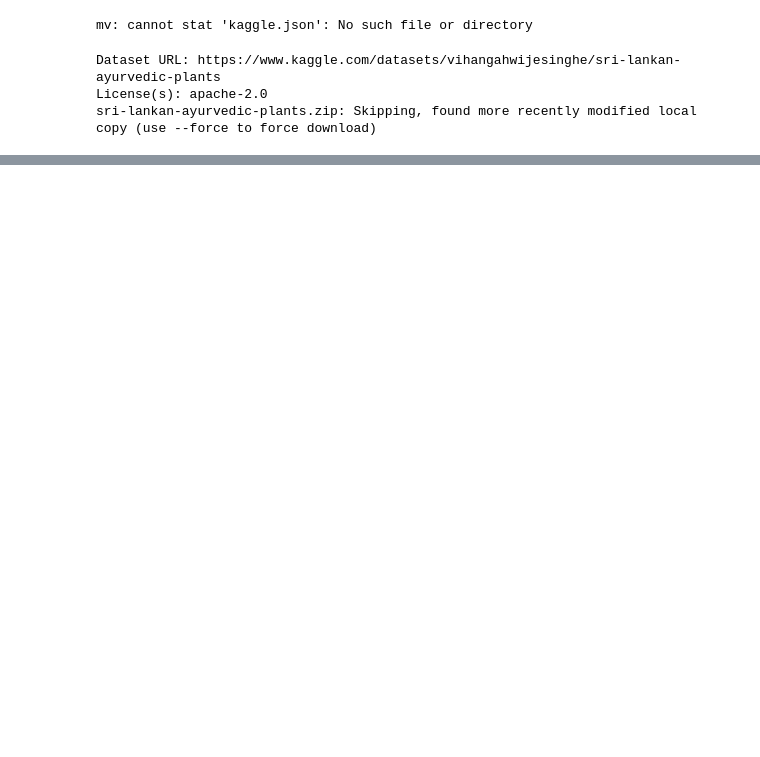
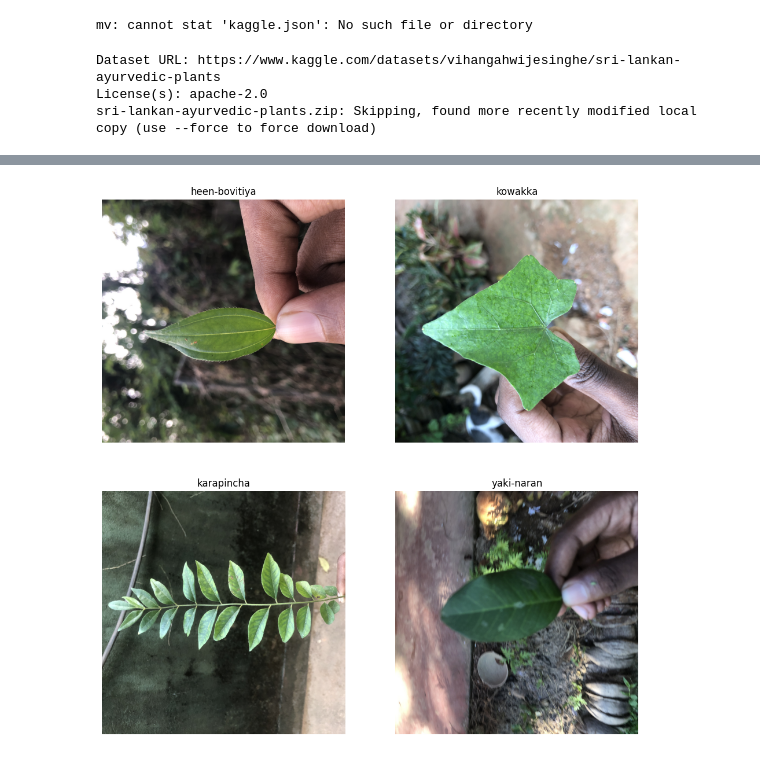
Before and after one commit to ChanikaKavindi/Identifying-Ayurvedic-Leaf-Classifier-, a Jupyter notebook: Implementation_01.ipynb, the cells around one changed output, grey strips where cells are left out. Cells and saved outputs as stored; diff of their text form; code cells hidden in the pictures; blank space fills up the shorter version.

```diff
--- a/Implementation_01.ipynb
+++ b/Implementation_01.ipynb
@@ -18,0 +112,33 @@ sri-lankan-ayurvedic-plants.zip: Skipping, found more recently modified local co
+# %%
+import matplotlib.pyplot as plt
+from PIL import Image
+import random
+import os
+
+plt.figure(figsize=(12,12))
+
+i = 1
+
+for class_name in class_counts.keys():
+
+    class_path = os.path.join(BASE_DIR,class_name)
+
+    img_name = random.choice(os.listdir(class_path))
+
+    img_path = os.path.join(class_path,img_name)
+
+    img = Image.open(img_path)
+
+    plt.subplot(2,2,i)
+
+    plt.imshow(img)
+
+    plt.title(class_name)
+
+    plt.axis('off')
+
+    i += 1
+
+plt.show()
+# %% [output]
+[figure, added]
```
Also changed, not shown: parts of 7 cells of this notebook.
